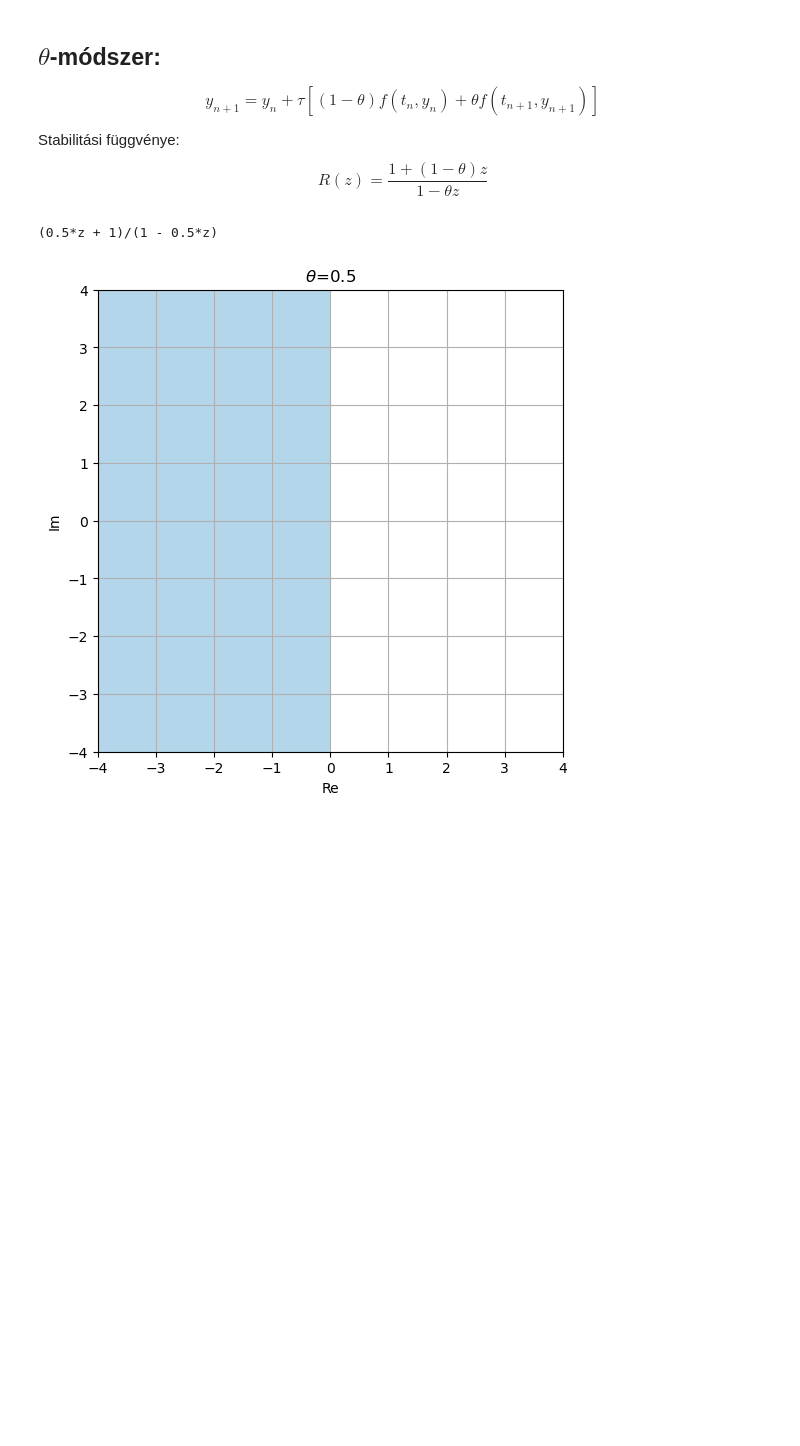
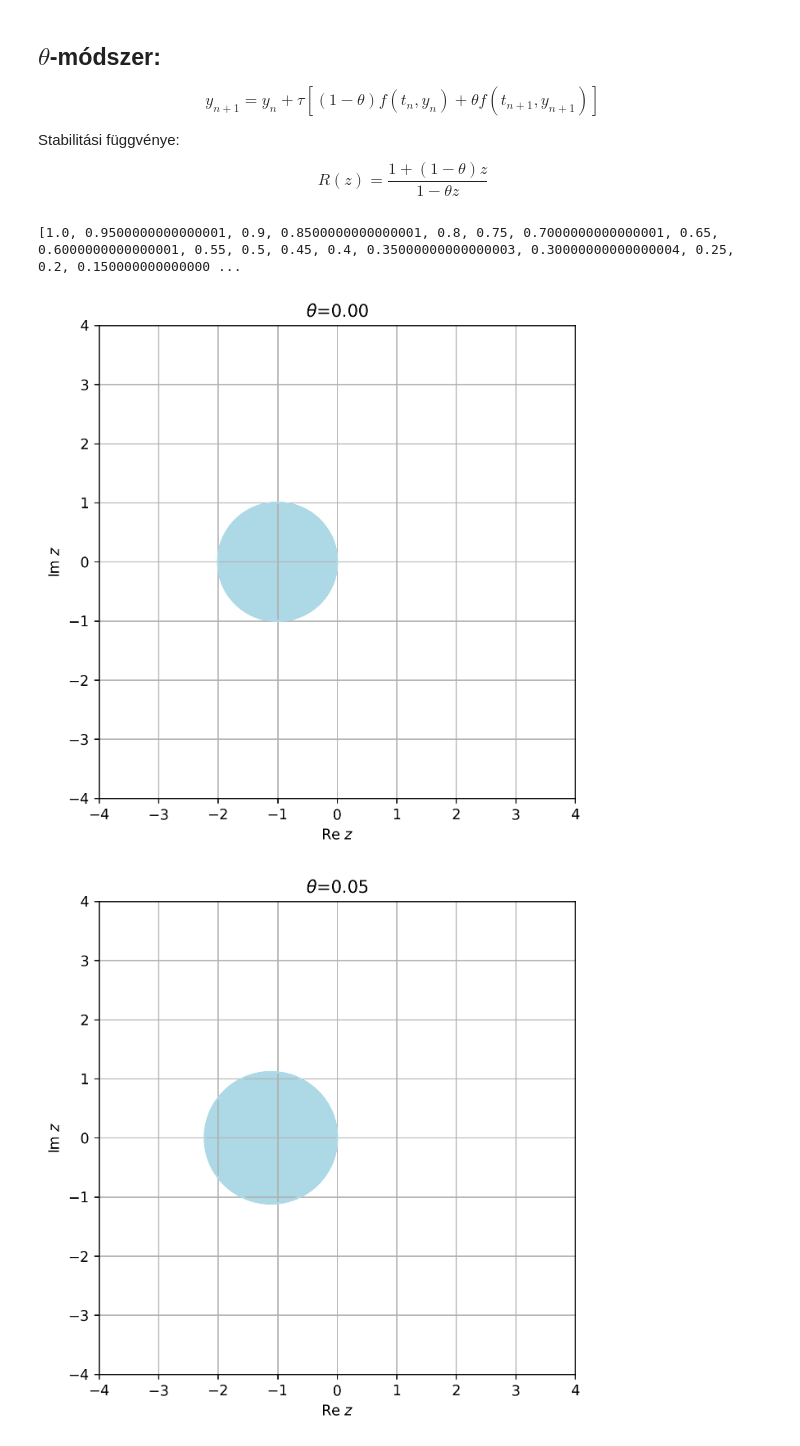
Before and after one commit to Adiklafa/BSc-Matematika-szakdolgozat, a Jupyter notebook: theta_modszerek.ipynb, the cells around one changed output. Cells and saved outputs as stored; diff of their text form; code cells hidden in the pictures; blank space fills up the shorter version.

```diff
--- a/theta_modszerek.ipynb
+++ b/theta_modszerek.ipynb
@@ -25,7 +25,7 @@ def theta_stab_fv(theta: float):
     R=(1+(1-theta)*z)/(1-theta*z)
     return R, theta
 # %%
-def stab_tart_theta(R, theta: int = 0):
+def stab_tart_theta(R, theta: float = 0, idx: int = 0):
     z=sp.symbols('z')
     inequality=sp.Eq(R,1)
     inequality=sp.lambdify((z),np.abs(R))
@@ -35,19 +35,29 @@ def stab_tart_theta(R, theta: int = 0):
     Z=X+1j*Y
     F1=inequality(Z)
 
-    plt.figure(figsize=(6, 6), dpi=150)
+    custom_cmap = mcolors.ListedColormap(["lightblue"])
+
+    plt.figure(figsize=(6, 6), dpi=250)
     plt.grid(True)
-    plt.contourf(X, Y, F1, levels=[-1,1], cmap="Blues", alpha=1)
+    plt.contour(X, Y, F1, levels=[-1,1], cmap=custom_cmap, alpha=1)
+    plt.contourf(X, Y, F1, levels=[-1,1], cmap=custom_cmap, alpha=1)
     plt.xlabel(f"Re "+r"$z$")
     plt.ylabel(f"Im "+r"$z$")
-    #plt.title(r"$\theta$=" "{}".format(theta))
-    plt.savefig(f"theta_tartomanyok/theta-{theta}.png", bbox_inches="tight")
+    plt.title(r"$\theta$=" "{:.2f}".format(theta))
+    plt.savefig(f"theta_tartomanyok/{idx}_vegleges.png", bbox_inches="tight")
     plt.show()
     return
-# %%
-R=theta_stab_fv(0.5)
-print(R[0])
-stab_tart_theta(R[0], R[1])
-# %% [output]
-(0.5*z + 1)/(1 - 0.5*z)
-[figure, removed]
+# %%
+thetas1=[0+0.05*i for i in range(21)]
+thetas2=list(reversed(thetas1.copy()))
+print(thetas2)
+thetas=[]
+thetas.extend(thetas1)
+thetas.extend(thetas2)
+for idx, theta in enumerate(thetas):
+    R=theta_stab_fv(theta)
+    stab_tart_theta(R[0], R[1], idx)
+# %% [output]
+[1.0, 0.9500000000000001, 0.9, 0.8500000000000001, 0.8, 0.75, 0.7000000000000001, 0.65, 0.6000000000000001, 0.55, 0.5, 0.45, 0.4, 0.35000000000000003, 0.30000000000000004, 0.25, 0.2, 0.150000000000000 ...
+[figure, added]
+[figure, added]
```
Also changed, not shown: parts of 1 cell of this notebook.
